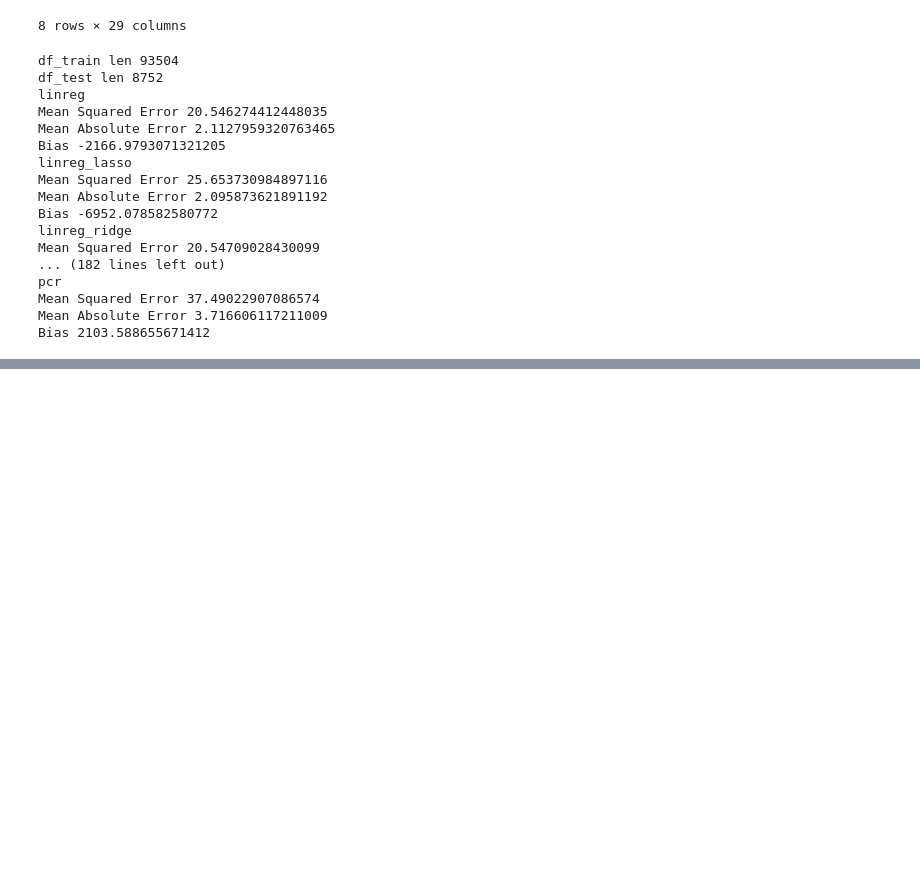
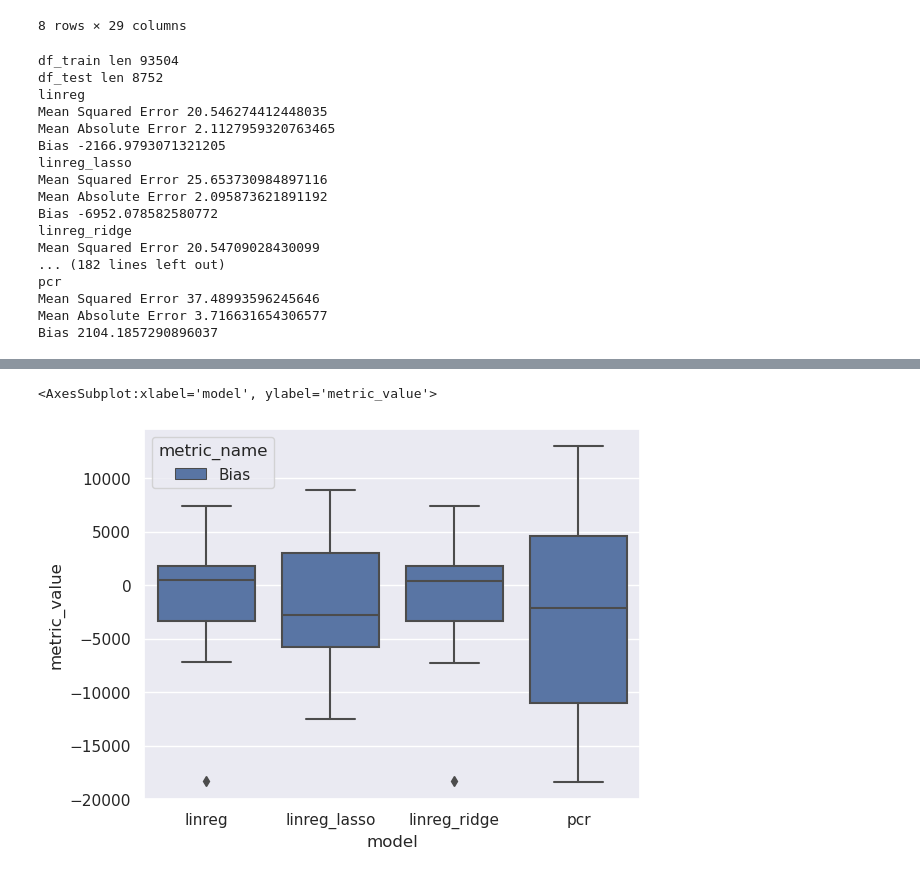
Before and after one commit to krisbrud/norwai-innovate-hackathon-2022, a Jupyter notebook: hackathon.ipynb, the cells around one changed output, grey strips where cells are left out. Drawn from its saved outputs; the diff is of its cells as text; code cells hidden in the pictures; blank space fills up the shorter version.

Commit message:
Add graphics

```diff
--- a/hackathon.ipynb
+++ b/hackathon.ipynb
@@ -529,11 +419,6 @@ metric_evaluators = {
     "Bias": calculate_bias,
 }
 
-def train_and_evaluate(model, x_train, x_test, y_train, y_test, metric_evaluators):
-    """Trains and evaluates the model.estimators
-
-    The model is trained on (x_train, y_train), and evaluates it by predicting on x_test and comparing to
-    y_test according to the metric evaluators"""
 
 first_test_year = 2010
 last_test_year = 2020
@@ -582,9 +467,9 @@ linreg_ridge
 Mean Squared Error 20.54709028430099
 ... (182 lines left out)
 pcr
-Mean Squared Error 37.49022907086574
-Mean Absolute Error 3.716606117211009
-Bias 2103.588655671412
+Mean Squared Error 37.48993596245646
+Mean Absolute Error 3.716631654306577
+Bias 2104.1857290896037
 # %%
 results_df = pd.DataFrame(result_list)
 results_df_grouped = results_df[["model", "metric_name", "metric_value"]].groupby(["model", "metric_name"])
@@ -597,6 +482,9 @@ print("Min:")
 print(results_df_grouped.min())
 print("Max:")
 print(results_df_grouped.max())
+
+sns.set_theme(style="darkgrid")
+sns.boxplot(data=results_df[results_df["metric_name"] == "Bias"], x="model", y="metric_value", hue="metric_name")
 # %% [output]
 Mean:
                                   metric_value
@@ -617,0 +506,2 @@ pcr          Bias                 12984.231864
+<AxesSubplot:xlabel='model', ylabel='metric_value'>
+[figure, added]
```
Also changed, not shown: parts of 17 cells of this notebook.
